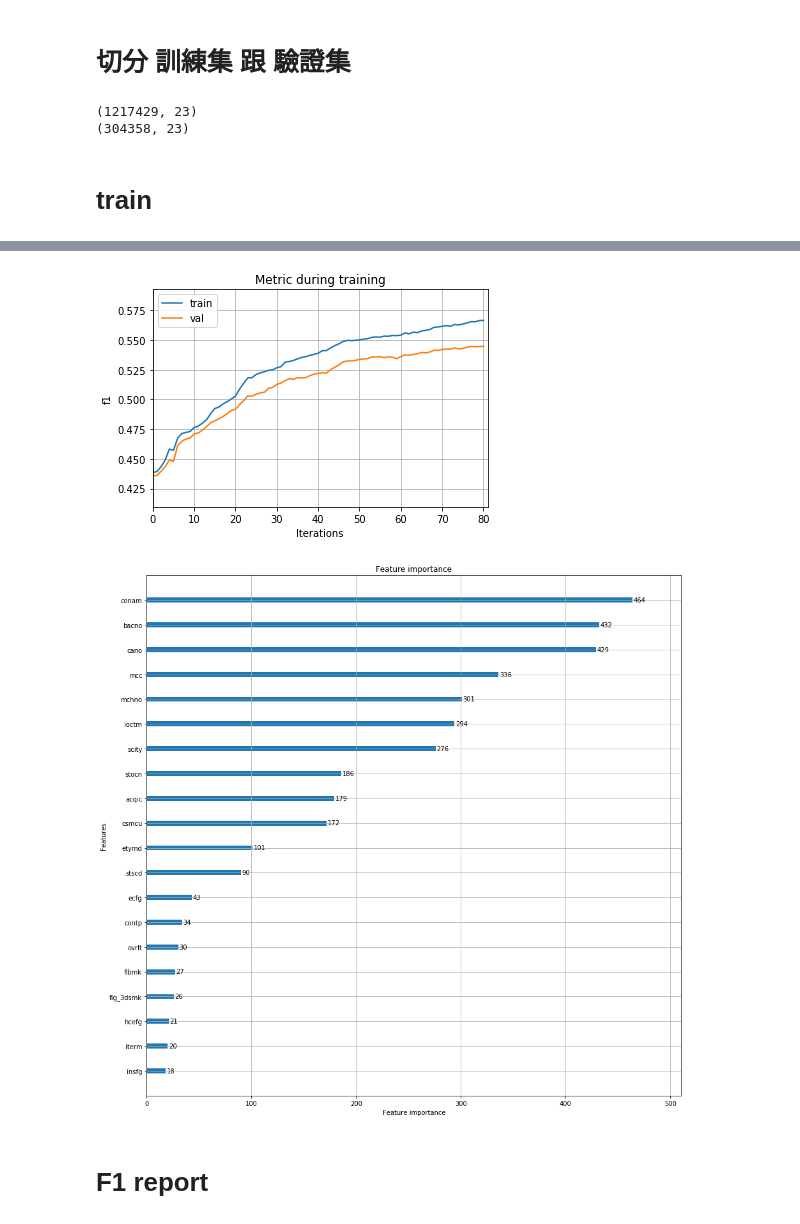
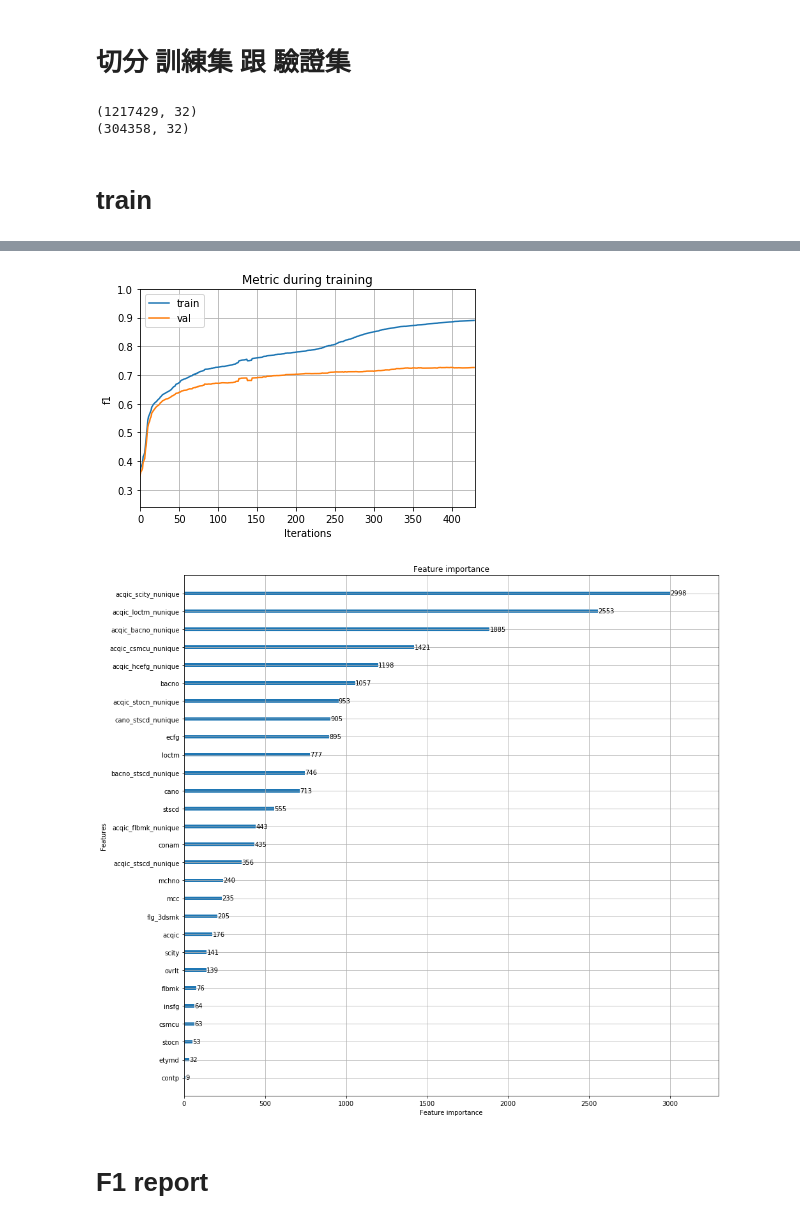
Before and after one commit to skywalker0803r/Ricky, a Jupyter notebook: 玉山AI比賽_modeling.ipynb, the cells around one changed output, grey strips where cells are left out. Cells and saved outputs as stored; diff of their text form; code cells hidden in the pictures.

```diff
--- a/玉山AI比賽_modeling.ipynb
+++ b/玉山AI比賽_modeling.ipynb
@@ -17,7 +17,7 @@ Drive already mounted at /content/drive; to attempt to forcibly remount, call dr
 # train
 # %%
 import pandas as pd
-train = pd.read_csv("/content/drive/My Drive/玉山人工智慧比賽數據/train_預處理完.csv",index_col=0)
+train = pd.read_csv("/content/drive/My Drive/玉山人工智慧比賽數據/train_特徵工程完.csv",index_col=0)
 print(train.shape)
 train.head()
 # %% [output]
@@ -46,8 +46,10 @@ test.head()
 # %% [markdown]
 # 定義 features & target
 # %%
-features = train.drop(['fraud_ind','txkey','locdt'],axis=1).columns.tolist()
+features = train.drop(['fraud_ind','txkey'],axis=1).columns.tolist()
+cat_features = features[:20]
 y_name = 'fraud_ind'
 print(len(features),features)
+print(len(cat_features),cat_features)
 print(len([y_name]),[y_name])
 # %% [output]
@@ -61,8 +64,8 @@ train,val = train_test_split(train ,test_size=0.2 ,random_state=42)
 print(train.shape)
 print(val.shape)
 # %% [output]
-(1217429, 23)
-(304358, 23)
+(1217429, 32)
+(304358, 32)
 # %% [markdown]
 # train
 # %%
@@ -90,7 +93,7 @@ parameters = {
     'feature_fraction': 0.7,
     'tree_learner': 'data',
     "is_unbalance": True,
-    "early_stopping_round": 10,
+    "early_stopping_round": 30,
     #'min_child_samples':20,
     #'min_child_weight': 0.001,
 }
@@ -98,17 +101,18 @@ parameters = {
 # train data
 train_data = lightgbm.Dataset(train[features],
                               label = train[y_name],
-                              categorical_feature = features)
+                              categorical_feature = cat_features)
 # val data
 val_data = lightgbm.Dataset(val[features],
                             label = val[y_name],
-                            categorical_feature = features)
+                            categorical_feature = cat_features)
 
 # training
 evals_result = {}
 model = lightgbm.train(parameters,
                        train_data,
-                       valid_sets=[val_data, train_data],valid_names=['val', 'train'],
+                       valid_sets=[val_data, train_data],
+                       valid_names=['val', 'train'],
                        feval = lgb_f1_score,
                        evals_result = evals_result)
 
@@ -140,5 +144,5 @@ Early stopping, best iteration is:
-[figure, old version]
+[figure, new version]
-[figure, old version]
+[figure, new version]
 # %% [markdown]
 # F1 report
 # %%
```
Also changed, not shown: parts of 8 cells of this notebook.
